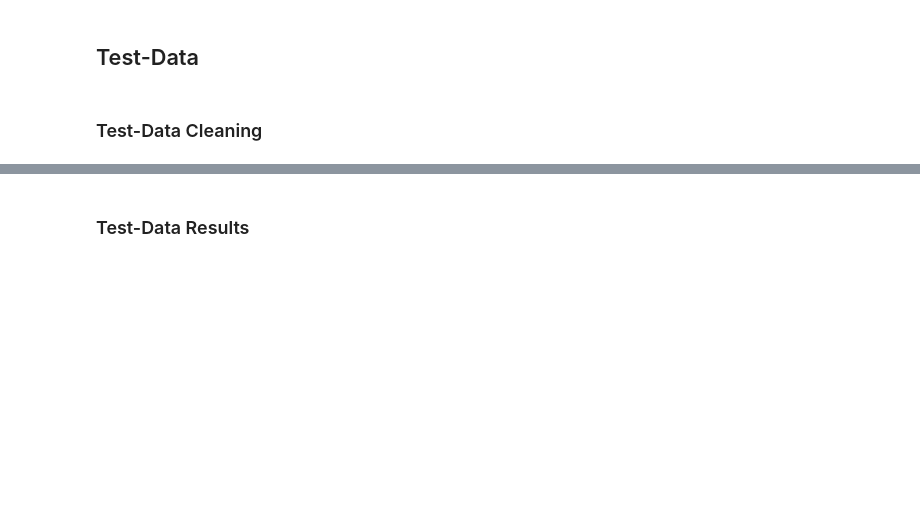
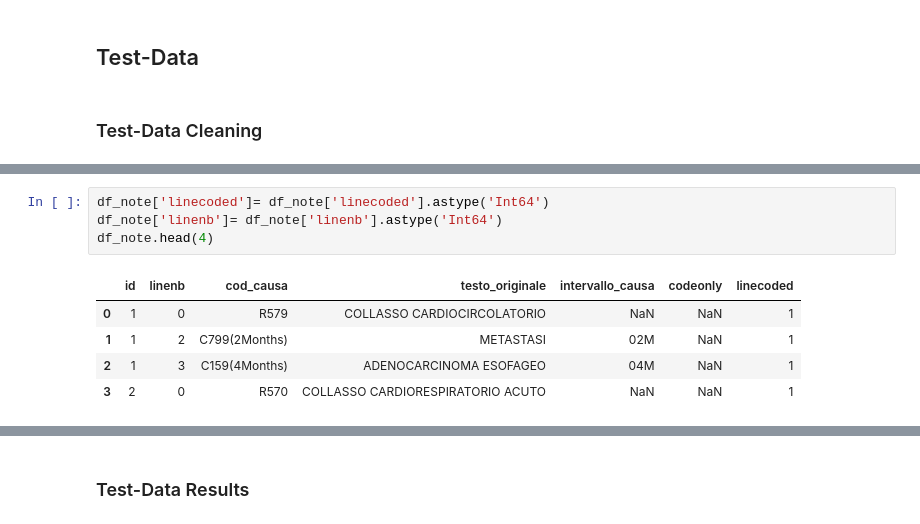
Before and after one commit to istat-methodology/semantic-search, a Jupyter notebook: notebooks/test-semantic-on-medical_data.ipynb, the cells around one changed output, grey strips where cells are left out. Saved outputs shown, nothing was run; the diff lists cells and outputs as text; blank space fills up the shorter version.

```diff
--- a/notebooks/test-semantic-on-medical_data.ipynb
+++ b/notebooks/test-semantic-on-medical_data.ipynb
@@ -201,0 +261,10 @@ corpus_df.documents
+# %%
+df_note['linecoded']= df_note['linecoded'].astype('Int64')
+df_note['linenb']= df_note['linenb'].astype('Int64')
+df_note.head(4)
+# %% [output]
+|  | id | linenb | cod_causa | testo_originale | intervallo_causa | codeonly | linecoded |
+| 0 | 1 | 0 | R579 | COLLASSO CARDIOCIRCOLATORIO | NaN | NaN | 1 |
+| 1 | 1 | 2 | C799(2Months) | METASTASI | 02M | NaN | 1 |
+| 2 | 1 | 3 | C159(4Months) | ADENOCARCINOMA ESOFAGEO | 04M | NaN | 1 |
+| 3 | 2 | 0 | R570 | COLLASSO CARDIORESPIRATORIO ACUTO | NaN | NaN | 1 |
```
Also changed, not shown: parts of 19 cells of this notebook, 1 other file.
